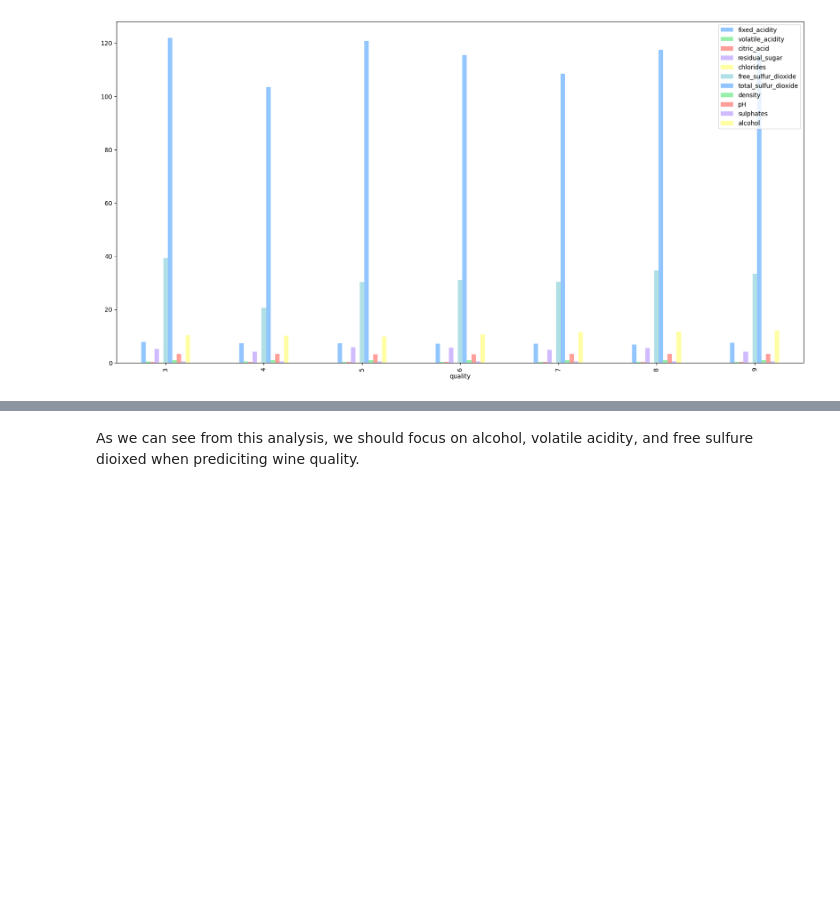
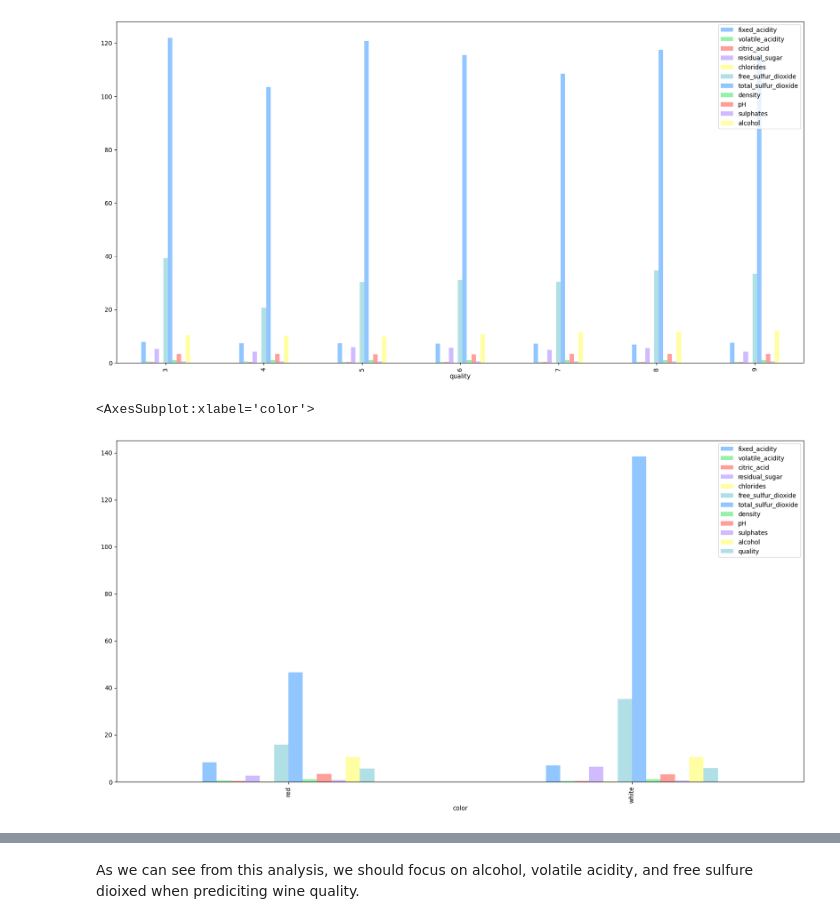
Before and after one commit to kjarjoura/INDE577, a Jupyter notebook: Supervised Learning/Linear Regression/Linear Regression.ipynb, the cells around one changed output, grey strips where cells are left out. Saved outputs shown, nothing was run; the diff lists cells and outputs as text; code cells hidden in the pictures; blank space fills up the shorter version.

```diff
--- a/Supervised Learning/Linear Regression/Linear Regression.ipynb
+++ b/Supervised Learning/Linear Regression/Linear Regression.ipynb
@@ -73,5 +73,12 @@ avg_quality.plot(kind="bar",figsize=(20,10))
 # %% [output]
 <AxesSubplot:xlabel='quality'>
 [figure]
+# %%
+avg_color = df.groupby("color").mean()
+avg_color
+avg_color.plot(kind="bar",figsize=(20,10))
+# %% [output]
+<AxesSubplot:xlabel='color'>
+[figure, added]
 # %%
 # correlation analysis
```
Also changed, not shown: parts of 4 cells of this notebook, 2 other files.
